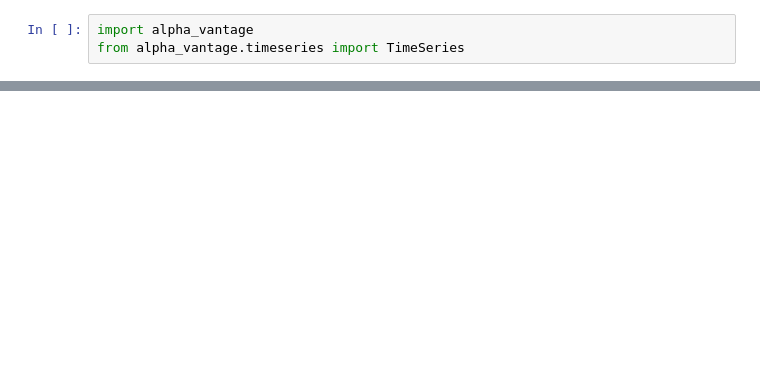
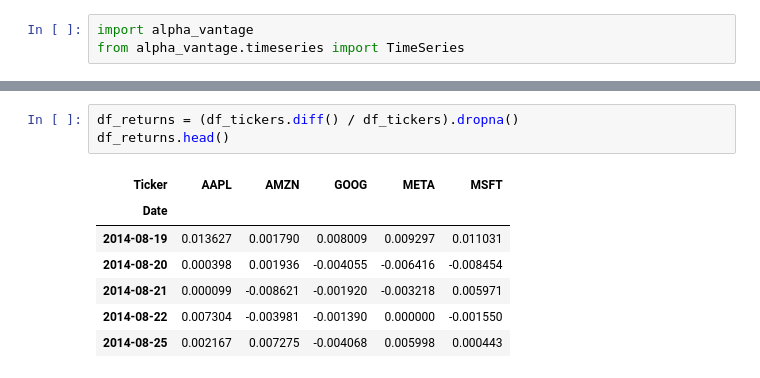
Before and after one commit to adevrent/WQU_DP, a Jupyter notebook: week_5/week_5.ipynb, the cells around one changed output, grey strips where cells are left out. Saved outputs shown, nothing was run; the diff lists cells and outputs as text; blank space fills up the shorter version.

```diff
--- a/week_5/week_5.ipynb
+++ b/week_5/week_5.ipynb
@@ -16,0 +70,11 @@ KeyError: 'Value based partial slicing on non-monotonic DatetimeIndexes with non
+# %%
+df_returns = (df_tickers.diff() / df_tickers).dropna()
+df_returns.head()
+# %% [output]
+| Ticker | AAPL | AMZN | GOOG | META | MSFT |
+| Date |  |  |  |  |  |
+| 2014-08-19 | 0.013627 | 0.001790 | 0.008009 | 0.009297 | 0.011031 |
+| 2014-08-20 | 0.000398 | 0.001936 | -0.004055 | -0.006416 | -0.008454 |
+| 2014-08-21 | 0.000099 | -0.008621 | -0.001920 | -0.003218 | 0.005971 |
+| 2014-08-22 | 0.007304 | -0.003981 | -0.001390 | 0.000000 | -0.001550 |
+| 2014-08-25 | 0.002167 | 0.007275 | -0.004068 | 0.005998 | 0.000443 |
```
Also changed, not shown: parts of 11 cells of this notebook.
